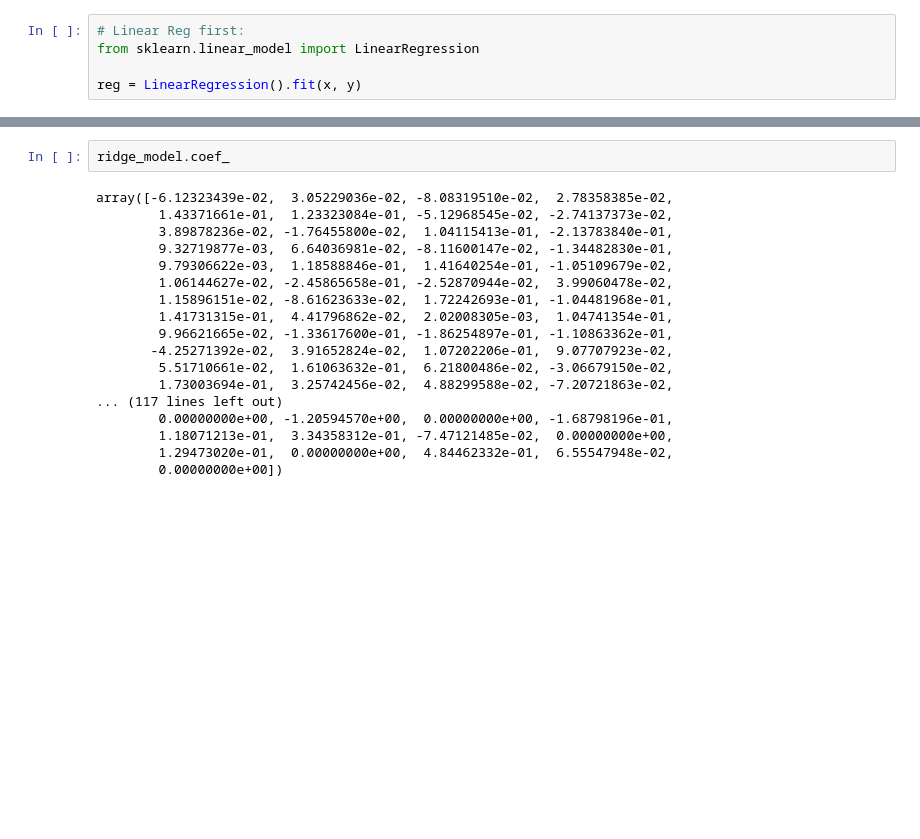
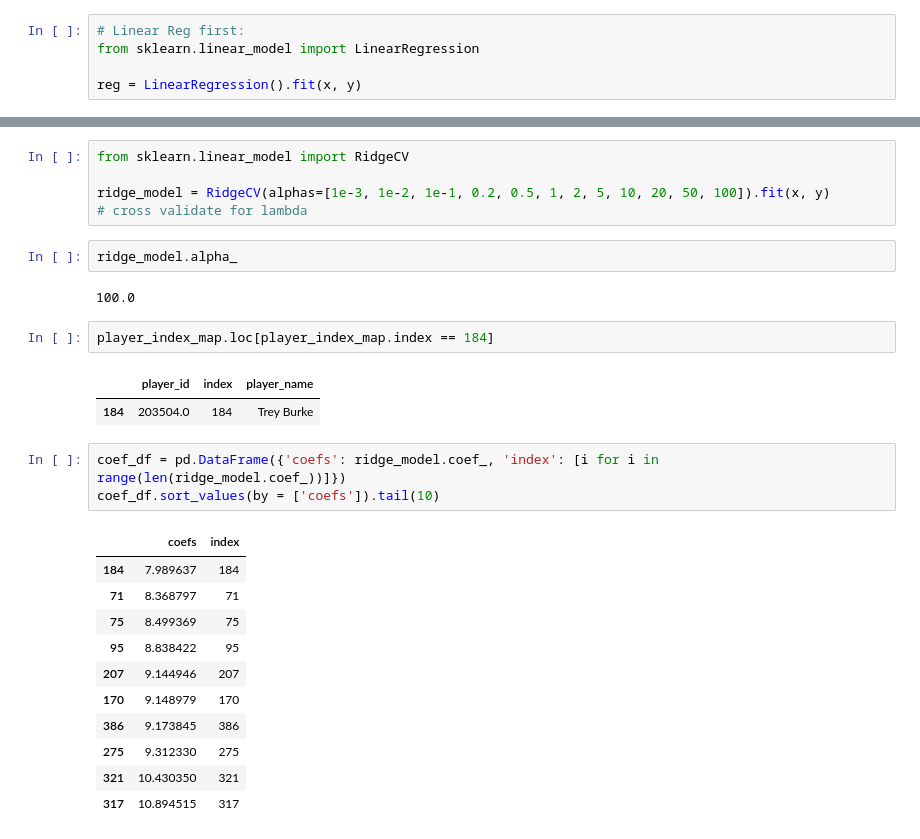
Before and after one commit to coly1119/NBA-Project, a Jupyter notebook: src/Bayesian_reg_2.ipynb, the cells around one changed output, grey strips where cells are left out. Cells and saved outputs as stored; diff of their text form; blank space fills up the shorter version.

Commit message:
edited bayesian regression and added cross validation to ridge regression. much more reasonable results now

```diff
--- a/src/Bayesian_reg_2.ipynb
+++ b/src/Bayesian_reg_2.ipynb
@@ -194,20 +234,29 @@ ridge_model = Ridge().fit(x, y)
+# %%
+from sklearn.linear_model import RidgeCV
+
+ridge_model = RidgeCV(alphas=[1e-3, 1e-2, 1e-1, 0.2, 0.5, 1, 2, 5, 10, 20, 50, 100]).fit(x, y)
+# cross validate for lambda
 # %%
-ridge_model.coef_
+ridge_model.alpha_
 # %% [output]
-array([-6.12323439e-02,  3.05229036e-02, -8.08319510e-02,  2.78358385e-02,
-        1.43371661e-01,  1.23323084e-01, -5.12968545e-02, -2.74137373e-02,
-        3.89878236e-02, -1.76455800e-02,  1.04115413e-01, -2.13783840e-01,
-        9.32719877e-03,  6.64036981e-02, -8.11600147e-02, -1.34482830e-01,
-        9.79306622e-03,  1.18588846e-01,  1.41640254e-01, -1.05109679e-02,
-        1.06144627e-02, -2.45865658e-01, -2.52870944e-02,  3.99060478e-02,
-        1.15896151e-02, -8.61623633e-02,  1.72242693e-01, -1.04481968e-01,
-        1.41731315e-01,  4.41796862e-02,  2.02008305e-03,  1.04741354e-01,
-        9.96621665e-02, -1.33617600e-01, -1.86254897e-01, -1.10863362e-01,
-       -4.25271392e-02,  3.91652824e-02,  1.07202206e-01,  9.07707923e-02,
-        5.51710661e-02,  1.61063632e-01,  6.21800486e-02, -3.06679150e-02,
-        1.73003694e-01,  3.25742456e-02,  4.88299588e-02, -7.20721863e-02,
-... (117 lines left out)
-        0.00000000e+00, -1.20594570e+00,  0.00000000e+00, -1.68798196e-01,
-        1.18071213e-01,  3.34358312e-01, -7.47121485e-02,  0.00000000e+00,
-        1.29473020e-01,  0.00000000e+00,  4.84462332e-01,  6.55547948e-02,
-        0.00000000e+00])
+100.0
+# %%
+player_index_map.loc[player_index_map.index == 184]
+# %% [output]
+|  | player_id | index | player_name |
+| 184 | 203504.0 | 184 | Trey Burke |
+# %%
+coef_df = pd.DataFrame({'coefs': ridge_model.coef_, 'index': [i for i in range(len(ridge_model.coef_))]})
+coef_df.sort_values(by = ['coefs']).tail(10)
+# %% [output]
+|  | coefs | index |
+| 184 | 7.989637 | 184 |
+| 71 | 8.368797 | 71 |
+| 75 | 8.499369 | 75 |
+| 95 | 8.838422 | 95 |
+| 207 | 9.144946 | 207 |
+| 170 | 9.148979 | 170 |
+| 386 | 9.173845 | 386 |
+| 275 | 9.312330 | 275 |
+| 321 | 10.430350 | 321 |
+| 317 | 10.894515 | 317 |
```
Also changed, not shown: parts of 20 cells of this notebook.
